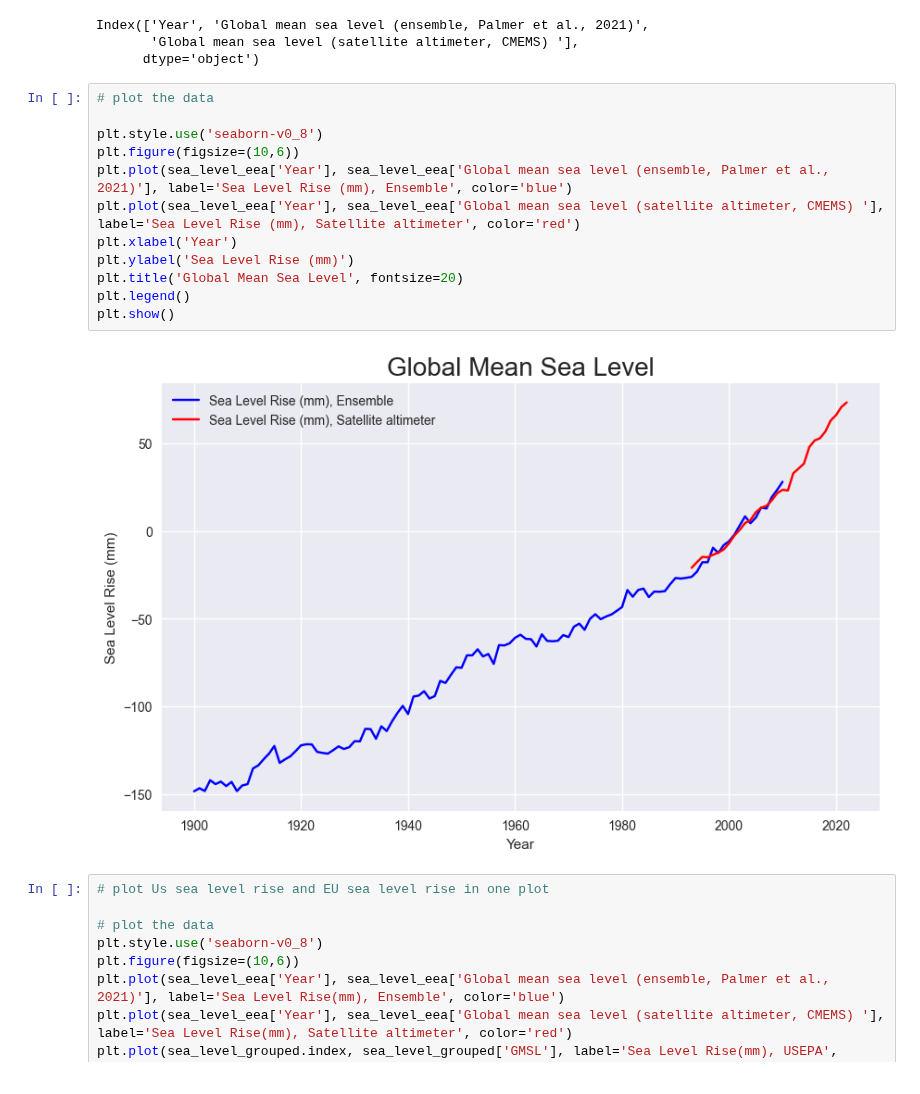
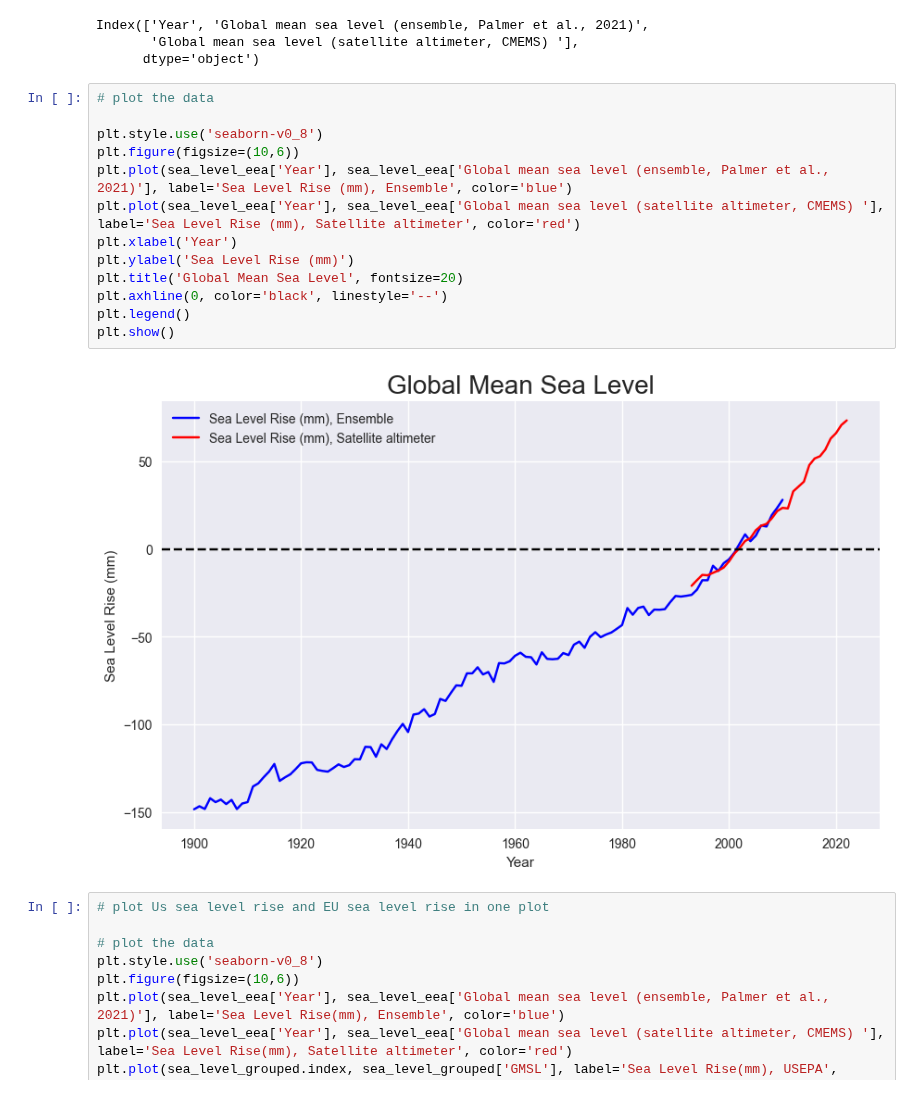
Before and after one commit to dilancroos/ice_extent, a Jupyter notebook: sea_ice.ipynb, the cells around one changed output. Saved outputs shown, nothing was run; the diff lists cells and outputs as text.

```diff
--- a/sea_ice.ipynb
+++ b/sea_ice.ipynb
@@ -774,17 +776,18 @@ Index(['Year', 'Global mean sea level (ensemble, Palmer et al., 2021)',
 # %%
 # plot the data
 
 plt.style.use('seaborn-v0_8')
 plt.figure(figsize=(10,6))
 plt.plot(sea_level_eea['Year'], sea_level_eea['Global mean sea level (ensemble, Palmer et al., 2021)'], label='Sea Level Rise (mm), Ensemble', color='blue')
 plt.plot(sea_level_eea['Year'], sea_level_eea['Global mean sea level (satellite altimeter, CMEMS) '], label='Sea Level Rise (mm), Satellite altimeter', color='red')
 plt.xlabel('Year')
 plt.ylabel('Sea Level Rise (mm)')
 plt.title('Global Mean Sea Level', fontsize=20)
+plt.axhline(0, color='black', linestyle='--')
 plt.legend()
 plt.show()
 # %% [output]
-[figure, old version]
+[figure, new version]
 # %%
 # plot Us sea level rise and EU sea level rise in one plot
 
```
Also changed, not shown: parts of 4 cells of this notebook.
